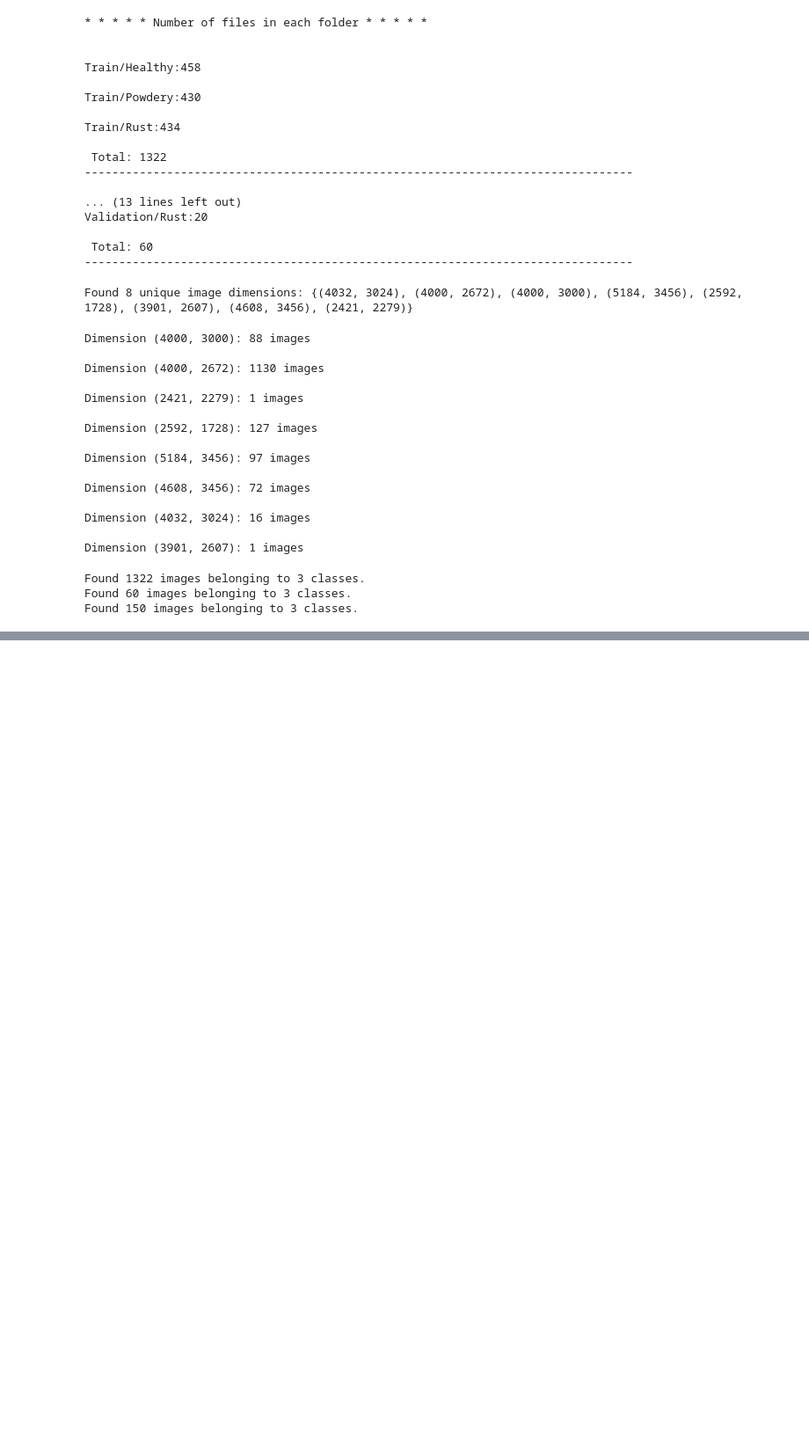
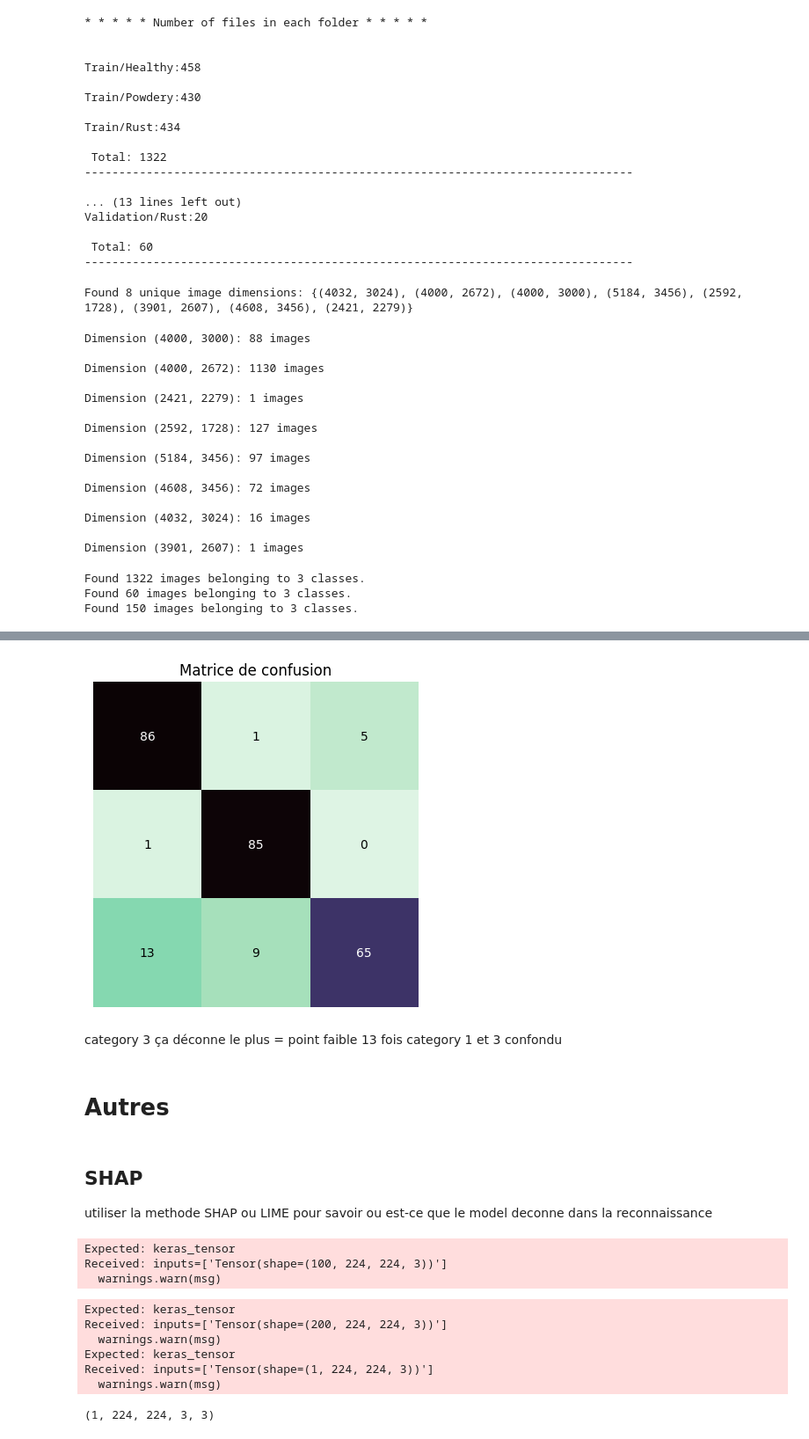
Before and after one commit to leopaul29/Alyra-Jardibot, a Jupyter notebook: projet2/plant_disease_recognition.ipynb, the cells around one changed output, grey strips where cells are left out. Shown at 88% size. Cells and saved outputs as stored; diff of their text form; code cells hidden in the pictures; blank space fills up the shorter version.

```diff
--- a/projet2/plant_disease_recognition.ipynb
+++ b/projet2/plant_disease_recognition.ipynb
@@ -345,0 +335,54 @@ Confidence Score: 0.34202805161476135
+# %%
+# matrice de confusion sert à savoir si on est bon sur qqchose ou si on confond des chose
+cf_matrix = metrics.confusion_matrix(y_true=y_test, y_pred=y_pred_res)
+fig, ax = plt.subplots()
+im = ax.imshow(cf_matrix,cmap='mako_r')
+for i in range(len(cf_matrix)):
+    for j in range(len(cf_matrix[i])):
+        col = 'white'
+        if cf_matrix[i,j]<(cf_matrix.max()/4):
+            col = 'black'
+        ax.text(j, i, cf_matrix[i, j],ha="center", va="center", color=col)
+ax.set_title("Matrice de confusion")
+plt.axis('off')
+plt.show()
+# %% [output]
+[figure, added]
+# %% [markdown]
+category 3 ça déconne le plus = point faible
+13 fois category 1 et 3 confondu
+# %% [markdown]
+# Autres
+# %% [markdown]
+## SHAP
+
+utiliser la methode SHAP ou LIME pour savoir ou est-ce que le model deconne dans la reconnaissance
+# %%
+import shap
+
+# Ensure the input data shape is correct
+X_train_sample = X_train[:100].astype('float32') / 255.0  # Use a sample of 100 images, properly normalized
+
+# Use DeepExplainer, which works with deep learning models like CNNs
+explainer = shap.DeepExplainer(model, X_train_sample)
+# %% [output]
+Expected: keras_tensor
+Received: inputs=['Tensor(shape=(100, 224, 224, 3))']
+  warnings.warn(msg)
+# %%
+# Test on a new image from X_test
+test_image = X_test[:1].astype('float32') / 255.0
+
+# Get the SHAP values for the test image
+shap_values = explainer.shap_values(test_image)
+# %% [output]
+Expected: keras_tensor
+Received: inputs=['Tensor(shape=(200, 224, 224, 3))']
+  warnings.warn(msg)
+Expected: keras_tensor
+Received: inputs=['Tensor(shape=(1, 224, 224, 3))']
+  warnings.warn(msg)
+# %%
+shap_values.shape
+# %% [output]
+(1, 224, 224, 3, 3)
```
Also changed, not shown: parts of 37 cells of this notebook, 6 other files.
